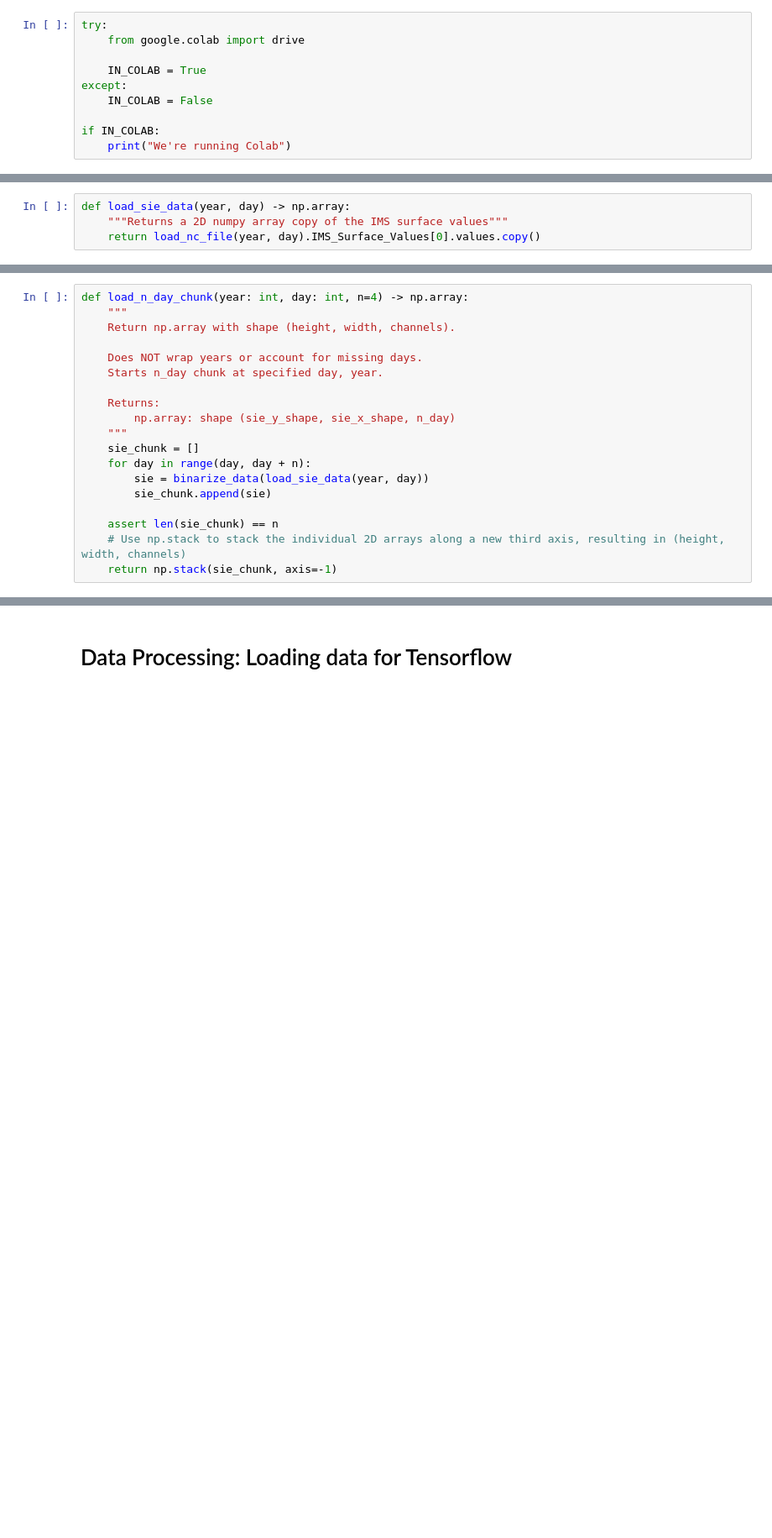
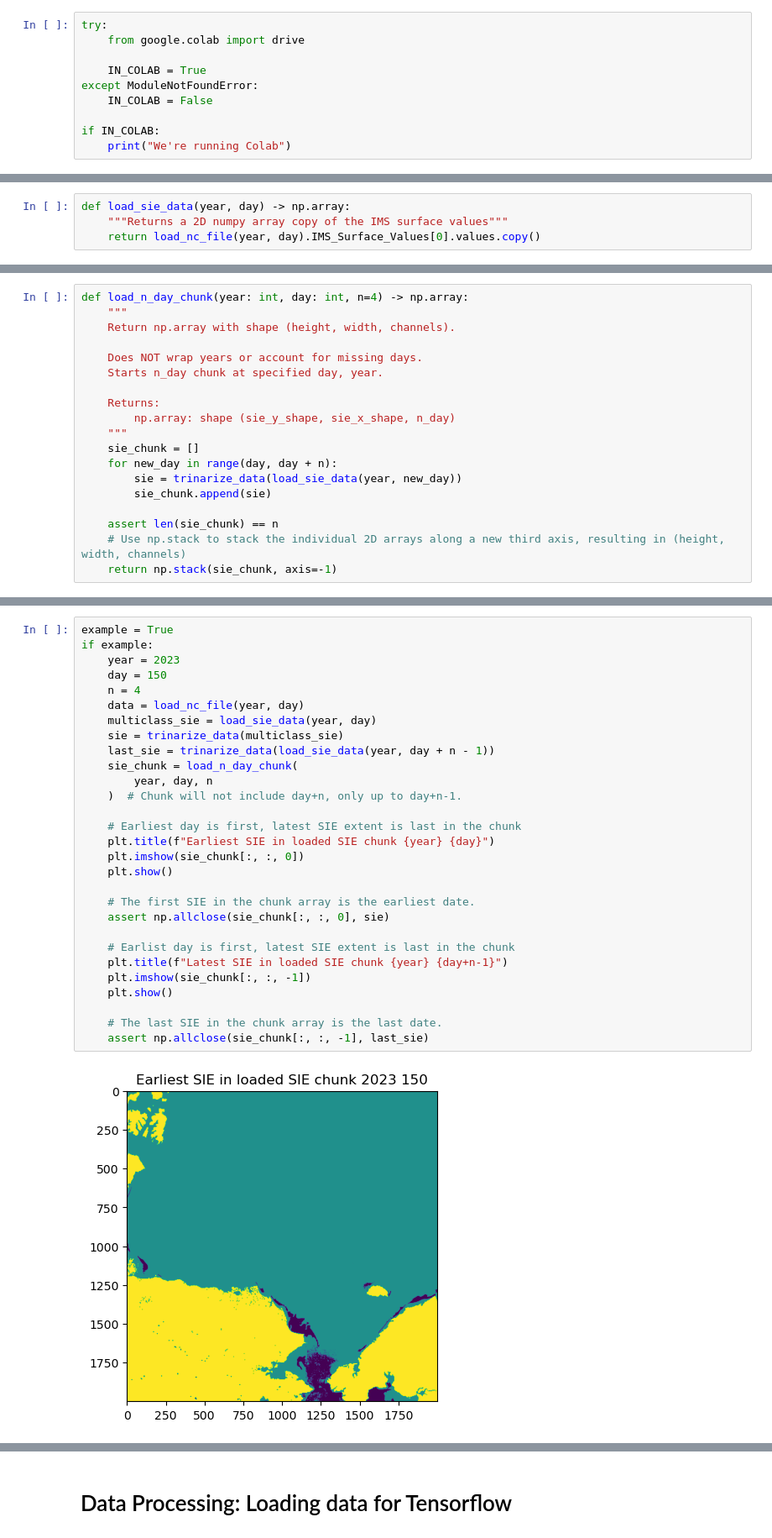
Before and after one commit to NOAA-HES-Capstone/icedyno, a Jupyter notebook: unet_model/jbacon_unet_modeling.ipynb, the cells around one changed output, grey strips where cells are left out. Shown at 84% size. Cells and saved outputs as stored; diff of their text form; blank space fills up the shorter version.

```diff
--- a/unet_model/jbacon_unet_modeling.ipynb
+++ b/unet_model/jbacon_unet_modeling.ipynb
@@ -5,7 +5,7 @@ try:
     from google.colab import drive
 
     IN_COLAB = True
-except:
+except ModuleNotFoundError:
     IN_COLAB = False
 
 if IN_COLAB:
@@ -192,8 +193,8 @@ def load_n_day_chunk(year: int, day: int, n=4) -> np.array:
         np.array: shape (sie_y_shape, sie_x_shape, n_day)
     """
     sie_chunk = []
-    for day in range(day, day + n):
-        sie = binarize_data(load_sie_data(year, day))
+    for new_day in range(day, day + n):
+        sie = trinarize_data(load_sie_data(year, new_day))
         sie_chunk.append(sie)
 
     assert len(sie_chunk) == n
@@ -215,0 +207,31 @@ if example:
+# %%
+example = True
+if example:
+    year = 2023
+    day = 150
+    n = 4
+    data = load_nc_file(year, day)
+    multiclass_sie = load_sie_data(year, day)
+    sie = trinarize_data(multiclass_sie)
+    last_sie = trinarize_data(load_sie_data(year, day + n - 1))
+    sie_chunk = load_n_day_chunk(
+        year, day, n
+    )  # Chunk will not include day+n, only up to day+n-1.
+
+    # Earliest day is first, latest SIE extent is last in the chunk
+    plt.title(f"Earliest SIE in loaded SIE chunk {year} {day}")
+    plt.imshow(sie_chunk[:, :, 0])
+    plt.show()
+
+    # The first SIE in the chunk array is the earliest date.
+    assert np.allclose(sie_chunk[:, :, 0], sie)
+
+    # Earlist day is first, latest SIE extent is last in the chunk
+    plt.title(f"Latest SIE in loaded SIE chunk {year} {day+n-1}")
+    plt.imshow(sie_chunk[:, :, -1])
+    plt.show()
+
+    # The last SIE in the chunk array is the last date.
+    assert np.allclose(sie_chunk[:, :, -1], last_sie)
+# %% [output]
+[figure, added]
```
Also changed, not shown: parts of 36 cells of this notebook.
